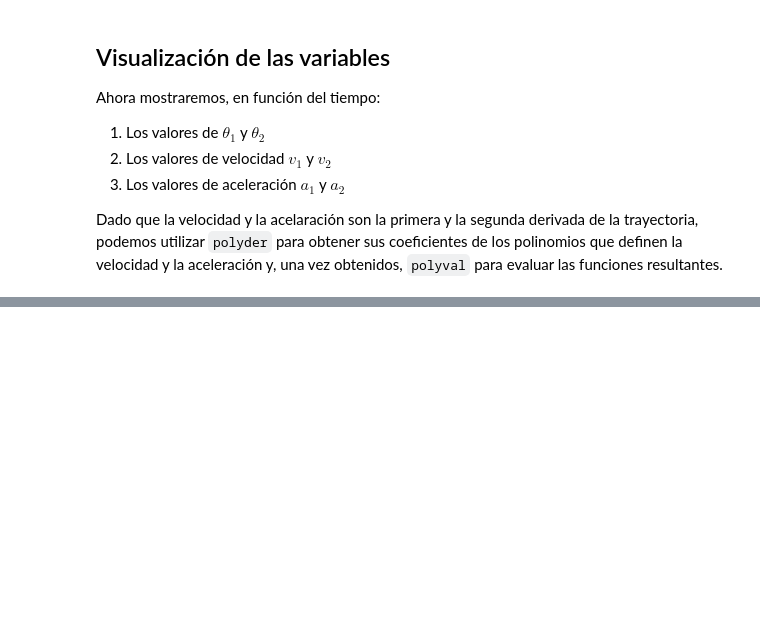
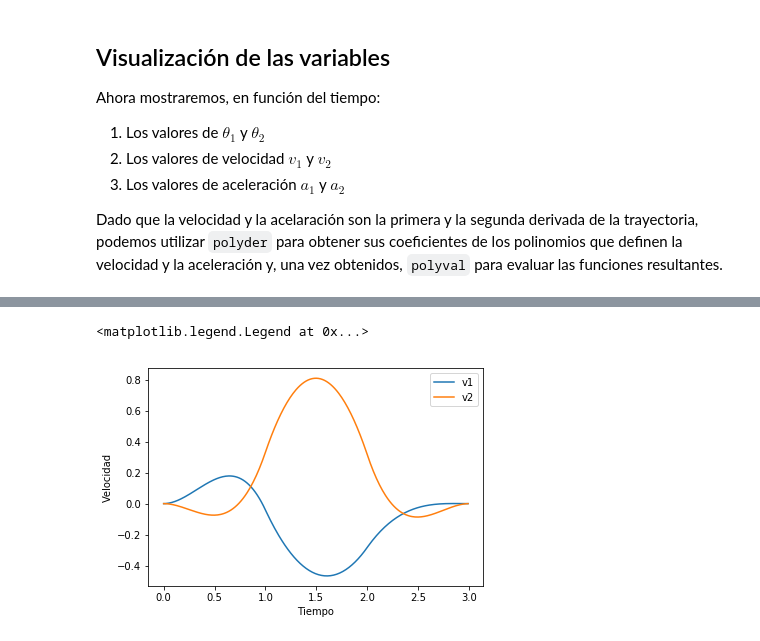
Before and after one commit to antoniomanuelfr/Robotica-Industrial, a Jupyter notebook: Practica 2/Práctica2.ipynb, the cells around one changed output, grey strips where cells are left out. Drawn from its saved outputs; the diff is of its cells as text; code cells hidden in the pictures; blank space fills up the shorter version.

```diff
--- a/Practica 2/Práctica2.ipynb
+++ b/Practica 2/Práctica2.ipynb
@@ -248,0 +245,23 @@ from numpy.polynomial.polynomial import polyder
+# %%
+# Velocidades de la primera articulacion
+v1p1 = np.polyval(np.polyder(coef1[0]), np.arange(0,1,T))
+v1p2 = np.polyval(np.polyder(coef1[1]), np.arange(0,1,T))
+v1p3 = np.polyval(np.polyder(coef1[2]), np.arange(0,1,T)-1)
+# Velocidades de la segunda articulacion
+v2p1 = np.polyval(np.polyder(coef2[0]), np.arange(0,1,T))
+v2p2 = np.polyval(np.polyder(coef2[1]), np.arange(0,1,T))
+v2p3 = np.polyval(np.polyder(coef2[2]), np.arange(0,1,T)-1)
+# Concatenar los polinomios de la primera articulacion
+v1 = np.r_[v1p1, v1p2, v1p3]
+# Concatenar los polinomios de la segunda articulacion
+v2 = np.r_[v2p1, v2p2, v2p3]
+
+# Representamos los velocidades v1 y v2 en función del tiempo
+plt.plot(t, v1, label= 'v1')
+plt.plot(t, v2, label= 'v2')
+plt.xlabel('Tiempo')
+plt.ylabel('Velocidad')
+plt.legend(loc=1)
+# %% [output]
+<matplotlib.legend.Legend at 0x...>
+[figure, added]
```
Also changed, not shown: parts of 5 cells of this notebook.
